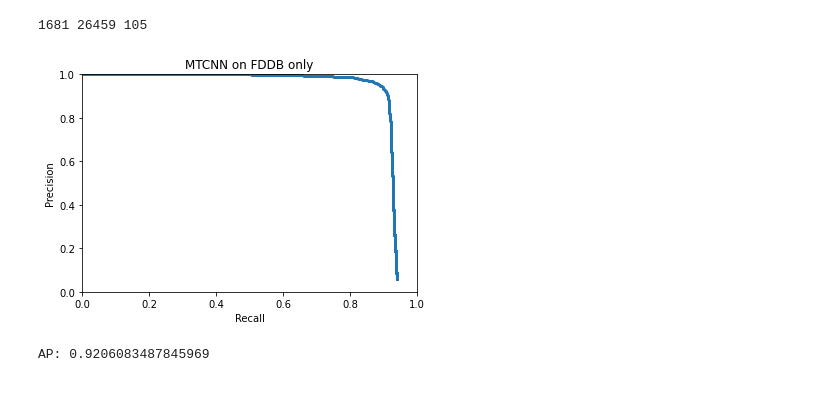
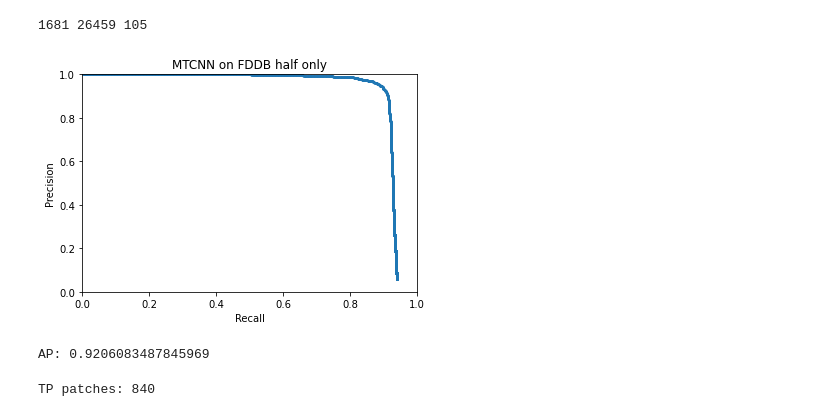
Before and after one commit to devonulrich/So-Vision, a Jupyter notebook: baseline/so_vision_analysis.ipynb, the cells around one changed output. Cells and saved outputs as stored; diff of their text form; code cells hidden in the pictures.

```diff
--- a/baseline/so_vision_analysis.ipynb
+++ b/baseline/so_vision_analysis.ipynb
@@ -181,13 +178,13 @@ for d in real_dets:
 # %%
 plt.scatter(recallArr, precArr, s=0.8)
 plt.xlim((0,1))
 plt.ylim((0,1))
 plt.xlabel('Recall')
 plt.ylabel('Precision')
-plt.title('MTCNN on FDDB only')
+plt.title('MTCNN on FDDB half only')
 plt.show()
 # %% [output]
-[figure, old version]
+[figure, new version]
 # %%
 npRecallArr = np.array(recallArr)
 npPrecArr = np.array(precArr)
@@ -197,3 +194,19 @@ AP = metrics.auc(npRecallArr[idxs], npPrecArr[idxs])
 print('AP:', AP)
 # %% [output]
 AP: 0.9206083487845969
+# %%
+# take a look at what cartoons the classifier gets right
+tp_patches = []
+for idx in range(1000):
+    img = results[idx]
+    _, _, _, pred_det, ref_det = img.compute_metrics(returnArrs=True)
+    for bbidx in range(len(img.pred_bboxes)):
+        if not pred_det[bbidx]:
+            continue
+        bbox = img.pred_bboxes[bbidx]
+        patch = img.get_img()[bbox[1] : bbox[1] + bbox[3], bbox[0] : bbox[0] + bbox[2], :]
+        tp_patches.append(patch)
+
+print('TP patches:', len(tp_patches))
+# %% [output]
+TP patches: 840
```
Also changed, not shown: parts of 3 cells of this notebook.
